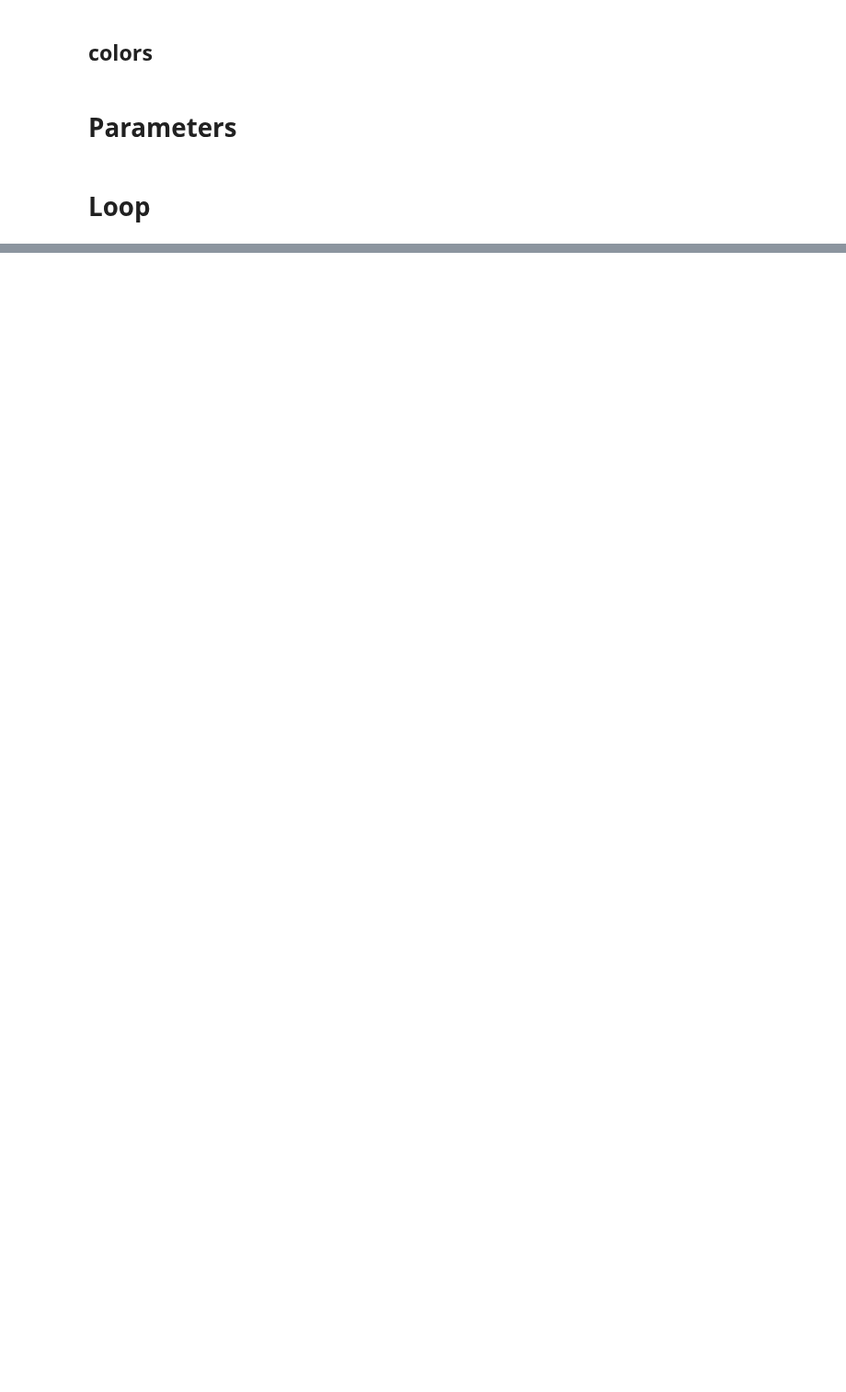
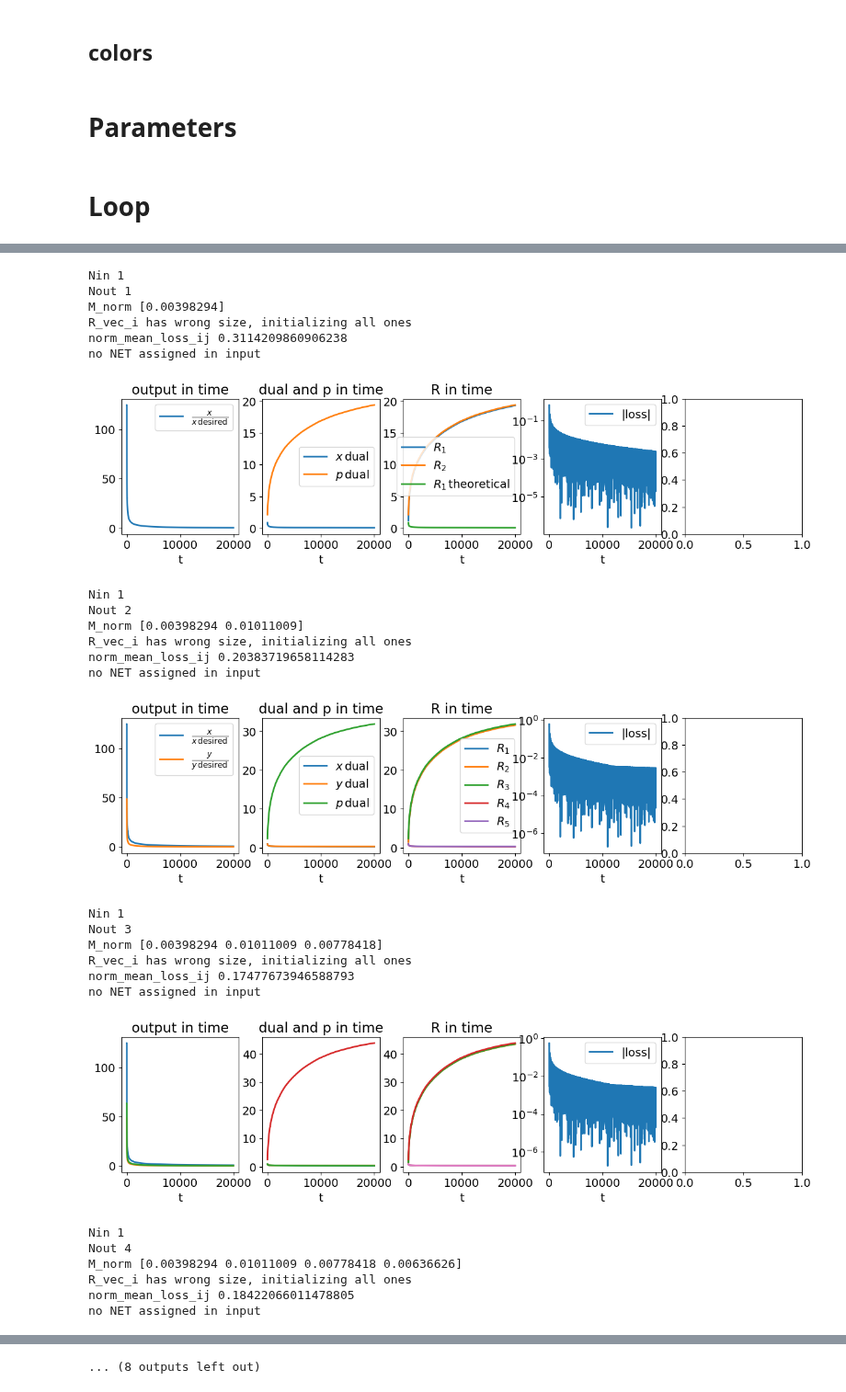
Before and after one commit to RoieEzraty/Network_combine, a Jupyter notebook: multiple_Nin_Nout.ipynb, the cells around one changed output, grey strips where cells are left out. Shown at 92% size. Cells and saved outputs as stored; diff of their text form; code cells hidden in the pictures; blank space fills up the shorter version.

Commit message:
adding loss_norm_in_t

```diff
--- a/multiple_Nin_Nout.ipynb
+++ b/multiple_Nin_Nout.ipynb
@@ -238,0 +216,54 @@ for k, random_state_M in enumerate(random_state_M_vec):
+# %%
+window_for_mean = 1000
+n = 10
+# random_state_M_vec = array([42, 43, 44, 45, 46, 47, 48, 49])
+random_state_M_vec = array([42])
+norm_mean_loss = np.zeros([n,n, np.shape(random_state_M_vec)[0]])
+Nin_vec = [1]
+Nout_vec = np.linspace(1,10,10).astype(np.int32)
+alpha: float = 0.1  # for network combine attempt
+
+for k, random_state_M in enumerate(random_state_M_vec):
+    M_values = random_gen_M(random_state_M, 10)
+    M_values_norm = normalize([M_values], norm="l1")[0]/2
+    for i, Nin in enumerate(Nin_vec):
+        for j, Nout in enumerate(Nout_vec):
+            print('Nin', Nin)
+            print('Nout', Nout)
+            Variabs, Strctr, State, BigClass = network_build_given_Nin_Nout(Nin, Nout, M_values_norm)
+            State = train_loop(Variabs, Strctr, State, BigClass)
+
+            norm_mean_loss_ij = np.mean(np.mean(np.abs(State.loss_norm_in_t[-window_for_mean:]), axis=1))
+            # norm_mean_loss_ij = mean_loss_ij / np.mean(Variabs.targets)
+            print('norm_mean_loss_ij', norm_mean_loss_ij)
+
+            norm_mean_loss[i, j, k] = norm_mean_loss_ij
+            plot_functions.plot_importants(State, Variabs, State.desired_in_t, Variabs.M, include_network=True)
+# %% [output]
+Nin 1
+Nout 1
+M_norm [0.00398294]
+R_vec_i has wrong size, initializing all ones
+norm_mean_loss_ij 0.3114209860906238
+no NET assigned in input
+[figure, added]
+Nin 1
+Nout 2
+M_norm [0.00398294 0.01011009]
+R_vec_i has wrong size, initializing all ones
+norm_mean_loss_ij 0.20383719658114283
+no NET assigned in input
+[figure, added]
+Nin 1
+Nout 3
+M_norm [0.00398294 0.01011009 0.00778418]
+R_vec_i has wrong size, initializing all ones
+norm_mean_loss_ij 0.17477673946588793
+no NET assigned in input
+[figure, added]
+Nin 1
+Nout 4
+M_norm [0.00398294 0.01011009 0.00778418 0.00636626]
+R_vec_i has wrong size, initializing all ones
+norm_mean_loss_ij 0.18422066011478805
+no NET assigned in input
@@ -239,3 +285,4 @@ for k, random_state_M in enumerate(random_state_M_vec):
+... (8 outputs left out)
 # %%
 # print(norm_mean_loss)
 # print(np.mean(norm_mean_loss, axis=2))
```
Also changed, not shown: parts of 7 cells of this notebook, 3 other files.
